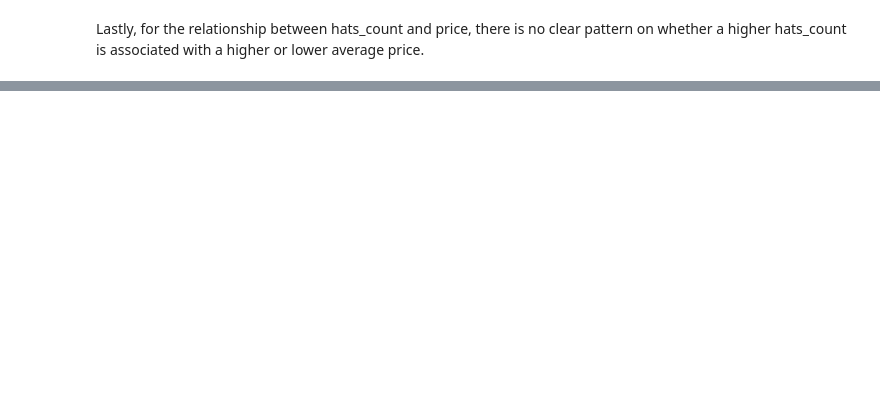
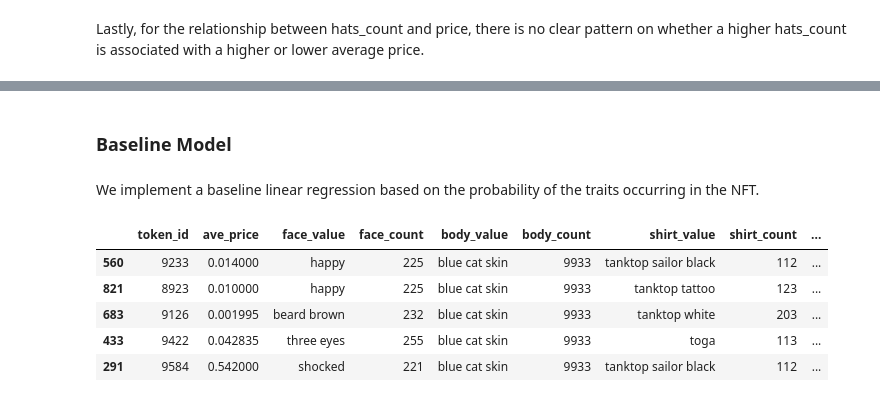
Before and after one commit to rgoding2004/W207-Project, a Jupyter notebook: NFT.ipynb, the cells around one changed output, grey strips where cells are left out. Drawn from its saved outputs; the diff is of its cells as text; code cells hidden in the pictures; blank space fills up the shorter version.

Commit message:
Added linear regression model

```diff
--- a/NFT.ipynb
+++ b/NFT.ipynb
@@ -235,0 +238,15 @@ plt.show()
+# %% [markdown]
+### Baseline Model
+# %% [markdown]
+We implement a baseline linear regression based on the probability of the traits occurring in the NFT.
+# %%
+# Randomizing the rows in the dataset.
+df = df.sample(frac=1)
+df.head()
+# %% [output]
+|  | token_id | ave_price | face_value | face_count | body_value | body_count | shirt_value | shirt_count | ... |
+| 560 | 9233 | 0.014000 | happy | 225 | blue cat skin | 9933 | tanktop sailor black | 112 | ... |
+| 821 | 8923 | 0.010000 | happy | 225 | blue cat skin | 9933 | tanktop tattoo | 123 | ... |
+| 683 | 9126 | 0.001995 | beard brown | 232 | blue cat skin | 9933 | tanktop white | 203 | ... |
+| 433 | 9422 | 0.042835 | three eyes | 255 | blue cat skin | 9933 | toga | 113 | ... |
+| 291 | 9584 | 0.542000 | shocked | 221 | blue cat skin | 9933 | tanktop sailor black | 112 | ... |
```
Also changed, not shown: parts of 13 cells of this notebook.
